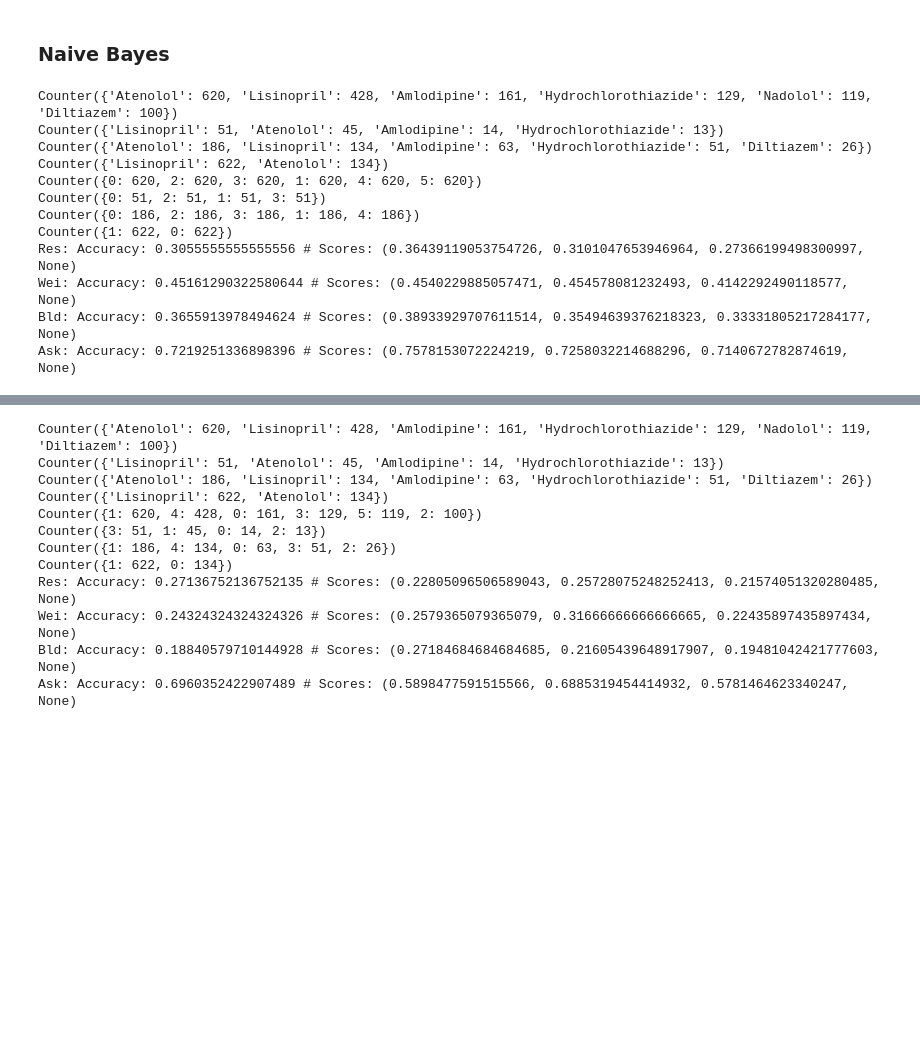
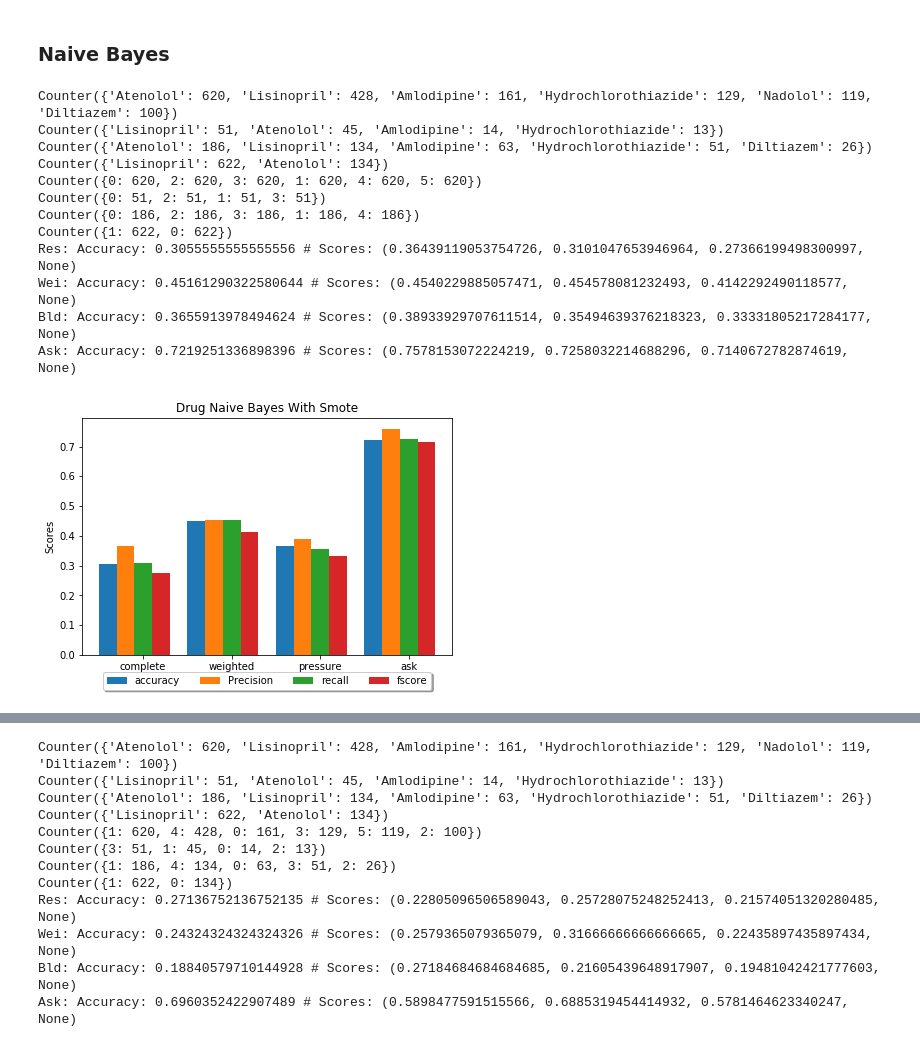
Before and after one commit to AHAMES/GraduationProject.Social.Media.Drug.Side.Effects.Classification, a Jupyter notebook: Classifier2/Classifier.ipynb, the cells around one changed output, grey strips where cells are left out. Cells and saved outputs as stored; diff of their text form; code cells hidden in the pictures; blank space fills up the shorter version.

```diff
--- a/Classifier2/Classifier.ipynb
+++ b/Classifier2/Classifier.ipynb
@@ -1415,34 +1379,51 @@ label='Drug'
 asklabel='Drug'
 Stats = pd.DataFrame(columns = ['Dataset','Accuracy', 'Precision' , 'Recall','FScore'])
 
 
 result,result_labels,weighted,weighted_labels,blood,blood_labels,ask,ask_labels=prepareDataset(label,asklabel)
 res_acc,res_scores=NB(result,result_labels,"Result")
 wei_acc,wei_scores=NB(weighted,weighted_labels,"Weighted")
 blood_acc,blood_scores=NB(blood,blood_labels,"Blood")
 ask_acc,ask_scores=NB(ask,ask_labels,"Ask")
 print("Res: Accuracy: " + str(res_acc)+" # "+ "Scores: "+str(res_scores))
 print("Wei: Accuracy: " + str(wei_acc)+" # "+ "Scores: "+str(wei_scores))
 print("Bld: Accuracy: " + str(blood_acc)+" # "+ "Scores: "+str(blood_scores))
 print("Ask: Accuracy: " + str(ask_acc)+" # "+ "Scores: "+str(ask_scores))
 Stats=Stats.append({'Dataset':"Complete",'Accuracy':res_acc,'Precision':res_scores[0],'Recall':res_scores[1],'FScore':res_scores[2]},ignore_index=True)
 Stats=Stats.append({'Dataset':"Weighted",'Accuracy':wei_acc,'Precision':wei_scores[0],'Recall':wei_scores[1],'FScore':wei_scores[2]},ignore_index=True)
 Stats=Stats.append({'Dataset':"Blood",'Accuracy':blood_acc,'Precision':blood_scores[0],'Recall':blood_scores[1],'FScore':blood_scores[2]},ignore_index=True)
 Stats=Stats.append({'Dataset':"AskAPatient",'Accuracy':ask_acc,'Precision':ask_scores[0],'Recall':ask_scores[1],'FScore':ask_scores[2]},ignore_index=True)
-Stats.to_excel('NBresult_Stats'+label+'.xlsx')
+#Stats.to_excel('NBresult_Stats'+label+'.xlsx')
+
+plotResult(label+" Naive Bayes With Smote",Stats,Stats,Stats,Stats,0,1,2,3)
+
+import os.path
+if not os.path.exists('NBStats'+'.xlsx'):
+    writer = pd.ExcelWriter('NBStats'+'.xlsx', engine = 'xlsxwriter')
+    writer.save()
+    writer.close()
+writer = pd.ExcelWriter('NBStats'+'.xlsx', engine='openpyxl')
+book = load_workbook('NBStats'+'.xlsx')
+writer.book = book
+writer.sheets = dict((ws.title, ws) for ws in book.worksheets)
+
+Stats.to_excel(writer, sheet_name=label)
+writer.save()
+writer.close()
 # %% [output]
 Counter({'Atenolol': 620, 'Lisinopril': 428, 'Amlodipine': 161, 'Hydrochlorothiazide': 129, 'Nadolol': 119, 'Diltiazem': 100})
 Counter({'Lisinopril': 51, 'Atenolol': 45, 'Amlodipine': 14, 'Hydrochlorothiazide': 13})
 Counter({'Atenolol': 186, 'Lisinopril': 134, 'Amlodipine': 63, 'Hydrochlorothiazide': 51, 'Diltiazem': 26})
 Counter({'Lisinopril': 622, 'Atenolol': 134})
 Counter({0: 620, 2: 620, 3: 620, 1: 620, 4: 620, 5: 620})
 Counter({0: 51, 2: 51, 1: 51, 3: 51})
 Counter({0: 186, 2: 186, 3: 186, 1: 186, 4: 186})
 Counter({1: 622, 0: 622})
 Res: Accuracy: 0.3055555555555556 # Scores: (0.36439119053754726, 0.3101047653946964, 0.27366199498300997, None)
 Wei: Accuracy: 0.45161290322580644 # Scores: (0.4540229885057471, 0.454578081232493, 0.4142292490118577, None)
 Bld: Accuracy: 0.3655913978494624 # Scores: (0.38933929707611514, 0.35494639376218323, 0.33331805217284177, None)
 Ask: Accuracy: 0.7219251336898396 # Scores: (0.7578153072224219, 0.7258032214688296, 0.7140672782874619, None)
+[figure, added]
 # %%
 label='Drug'
 asklabel='Drug'
```
Also changed, not shown: parts of 8 cells of this notebook, 19 other files.
